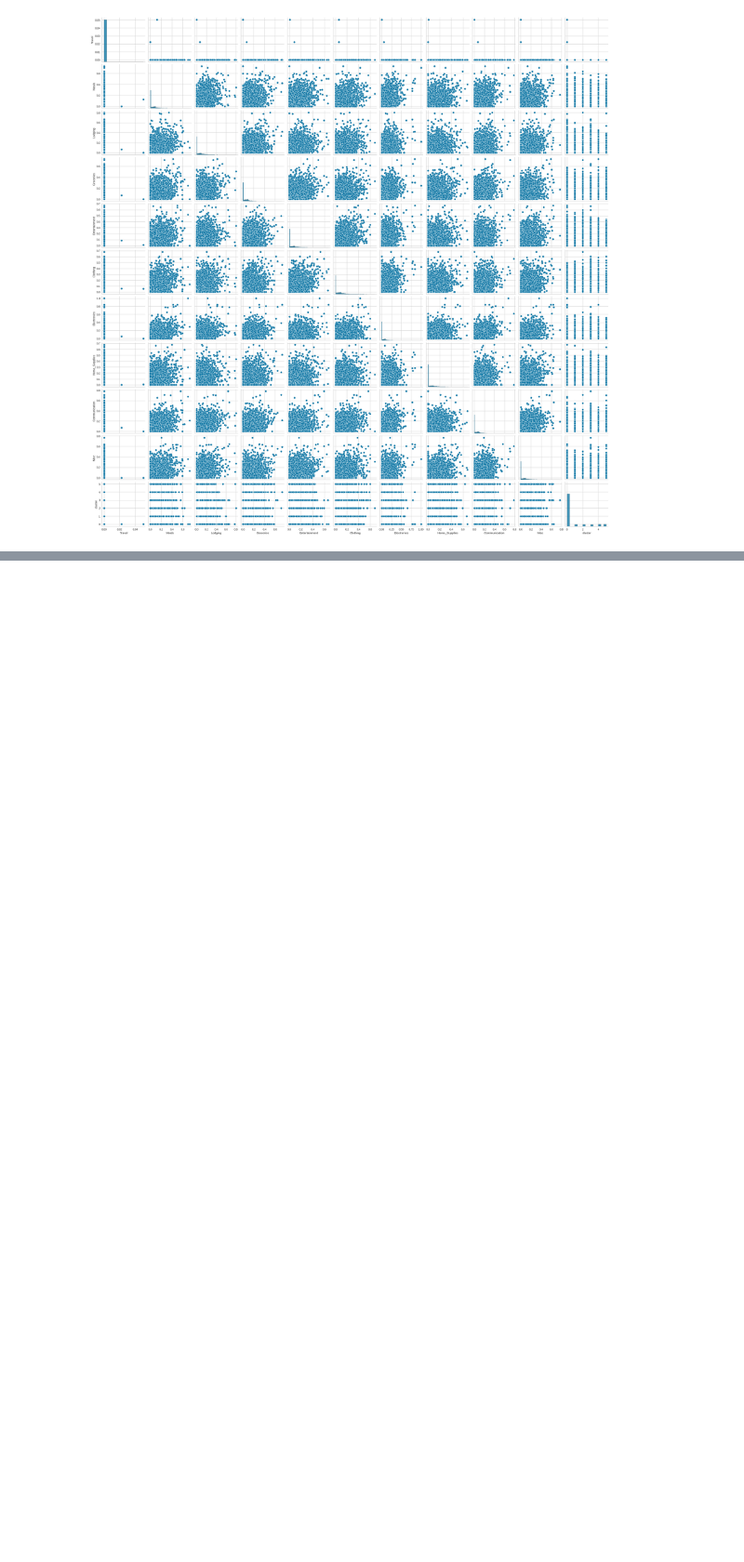
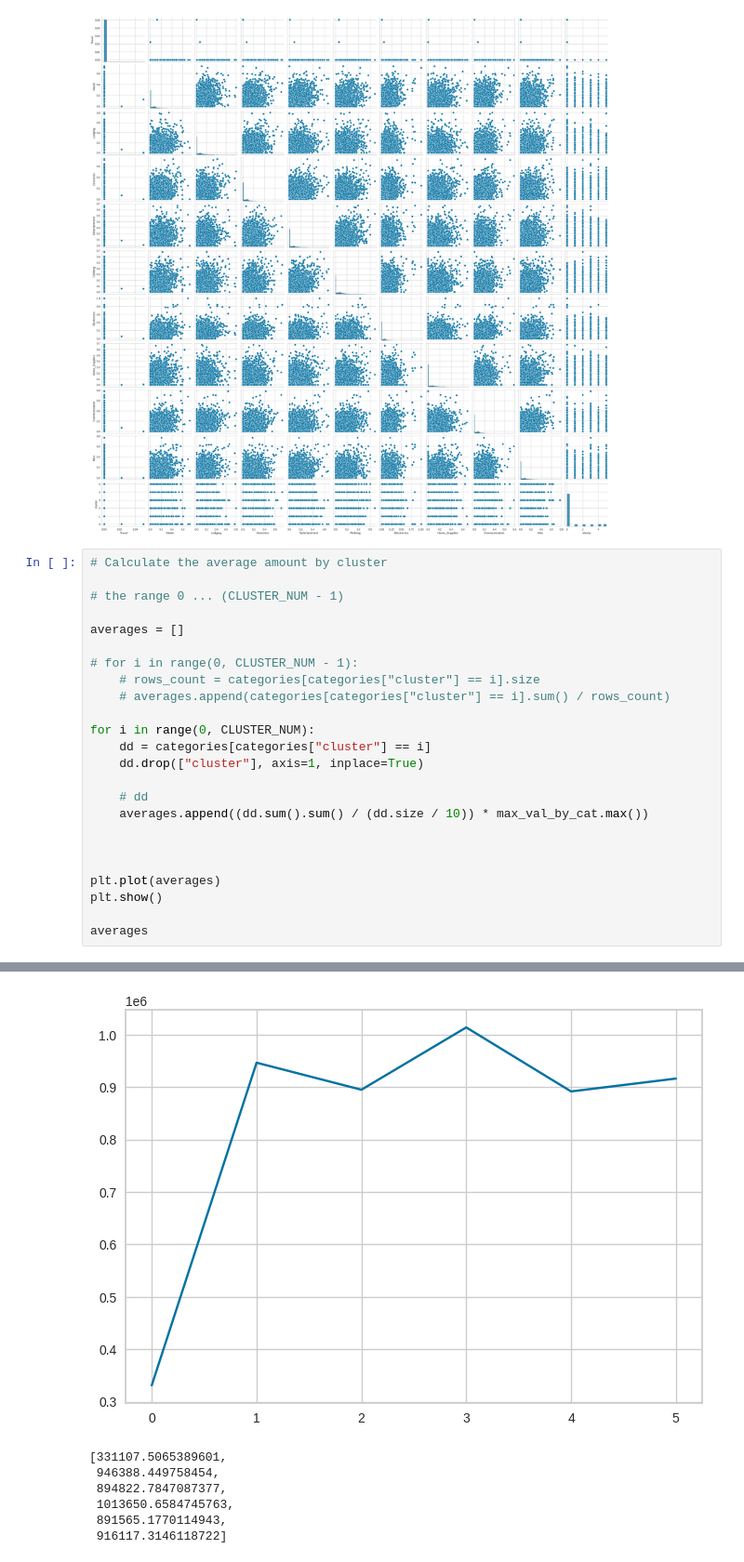
Before and after one commit to BinomeI/Ml_Project, a Jupyter notebook: LearningML.ipynb, the cells around one changed output, grey strips where cells are left out. Shown at 93% size. Drawn from its saved outputs; the diff is of its cells as text; blank space fills up the shorter version.

```diff
--- a/LearningML.ipynb
+++ b/LearningML.ipynb
@@ -316,3 +267,28 @@ sns.pairplot(categories)
 # %% [output]
 <seaborn.axisgrid.PairGrid at 0x...>
 [figure]
+# %%
+# Calculate the average amount by cluster
+
+# the range 0 ... (CLUSTER_NUM - 1)
+
+averages = []
+
+# for i in range(0, CLUSTER_NUM - 1):
+    # rows_count = categories[categories["cluster"] == i].size
+    # averages.append(categories[categories["cluster"] == i].sum() / rows_count)
+
+for i in range(0, CLUSTER_NUM):
+    dd = categories[categories["cluster"] == i]
+    dd.drop(["cluster"], axis=1, inplace=True)
+
+    # dd
+    averages.append((dd.sum().sum() / (dd.size / 10)) * max_val_by_cat.max())
+
+
+
+plt.plot(averages)
+plt.show()
+
+averages
+# %% [output]
@@ -318,0 +312,7 @@ sns.pairplot(categories)
+[figure, added]
+[331107.5065389601,
+ 946388.449758454,
+ 894822.7847087377,
+ 1013650.6584745763,
+ 891565.1770114943,
+ 916117.3146118722]
```
Also changed, not shown: parts of 6 cells of this notebook, 1 other file.
